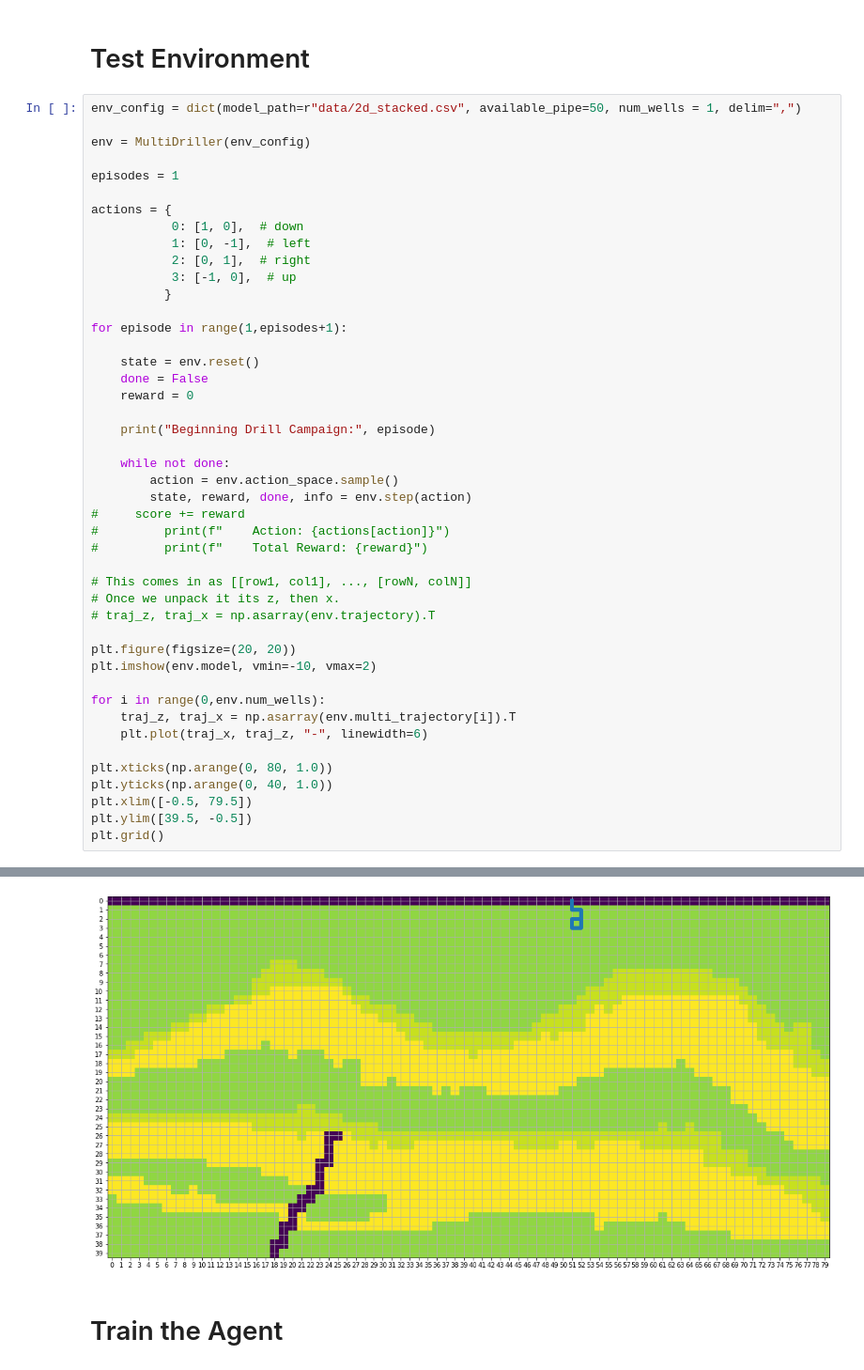
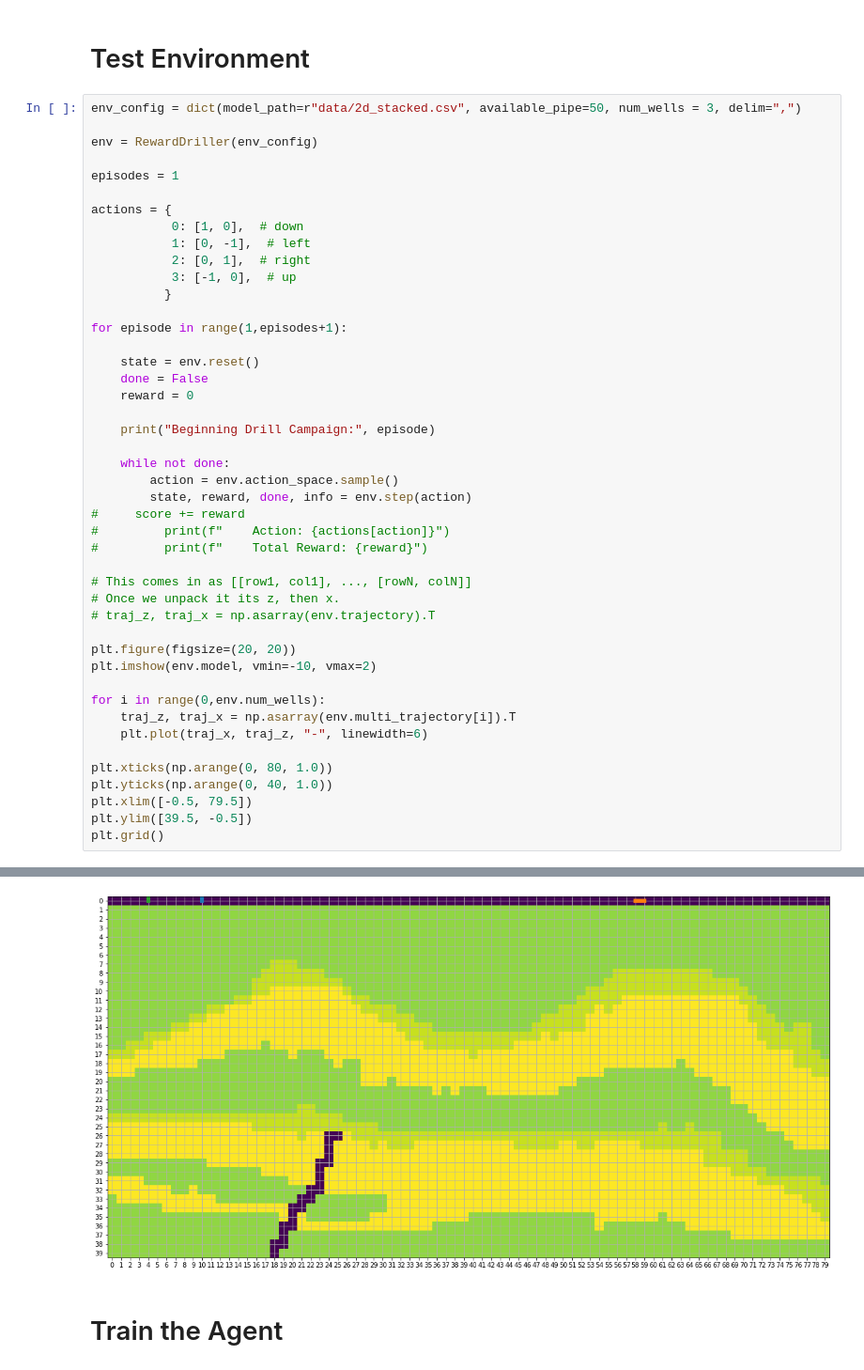
Before and after one commit to svpoludasu/wildcatter, a Jupyter notebook: examples/Trial 1 - Custom Environment.ipynb, the cells around one changed output, grey strips where cells are left out. Shown at 94% size. Saved outputs shown, nothing was run; the diff lists cells and outputs as text.

```diff
--- a/examples/Trial 1 - Custom Environment.ipynb
+++ b/examples/Trial 1 - Custom Environment.ipynb
@@ -476,9 +485,9 @@ class RewardDriller(Env):  # type: ignore
 # %% [markdown]
 # Test Environment
 # %%
-env_config = dict(model_path=r"data/2d_stacked.csv", available_pipe=50, num_wells = 1, delim=",")
+env_config = dict(model_path=r"data/2d_stacked.csv", available_pipe=50, num_wells = 3, delim=",")
 
-env = MultiDriller(env_config)
+env = RewardDriller(env_config)
 
 episodes = 1
 
@@ -508,21 +517,21 @@ for episode in range(1,episodes+1):
 # Once we unpack it its z, then x.
 # traj_z, traj_x = np.asarray(env.trajectory).T
 
 plt.figure(figsize=(20, 20))
 plt.imshow(env.model, vmin=-10, vmax=2)
 
 for i in range(0,env.num_wells):
     traj_z, traj_x = np.asarray(env.multi_trajectory[i]).T
     plt.plot(traj_x, traj_z, "-", linewidth=6)
 
 plt.xticks(np.arange(0, 80, 1.0))
 plt.yticks(np.arange(0, 40, 1.0))
 plt.xlim([-0.5, 79.5])
 plt.ylim([39.5, -0.5])
 plt.grid()
 # %% [output]
 Beginning Drill Campaign: 1
-[figure, old version]
+[figure, new version]
 # %% [markdown]
 # Train the Agent
 # %%
```
Also changed, not shown: parts of 5 cells of this notebook.
